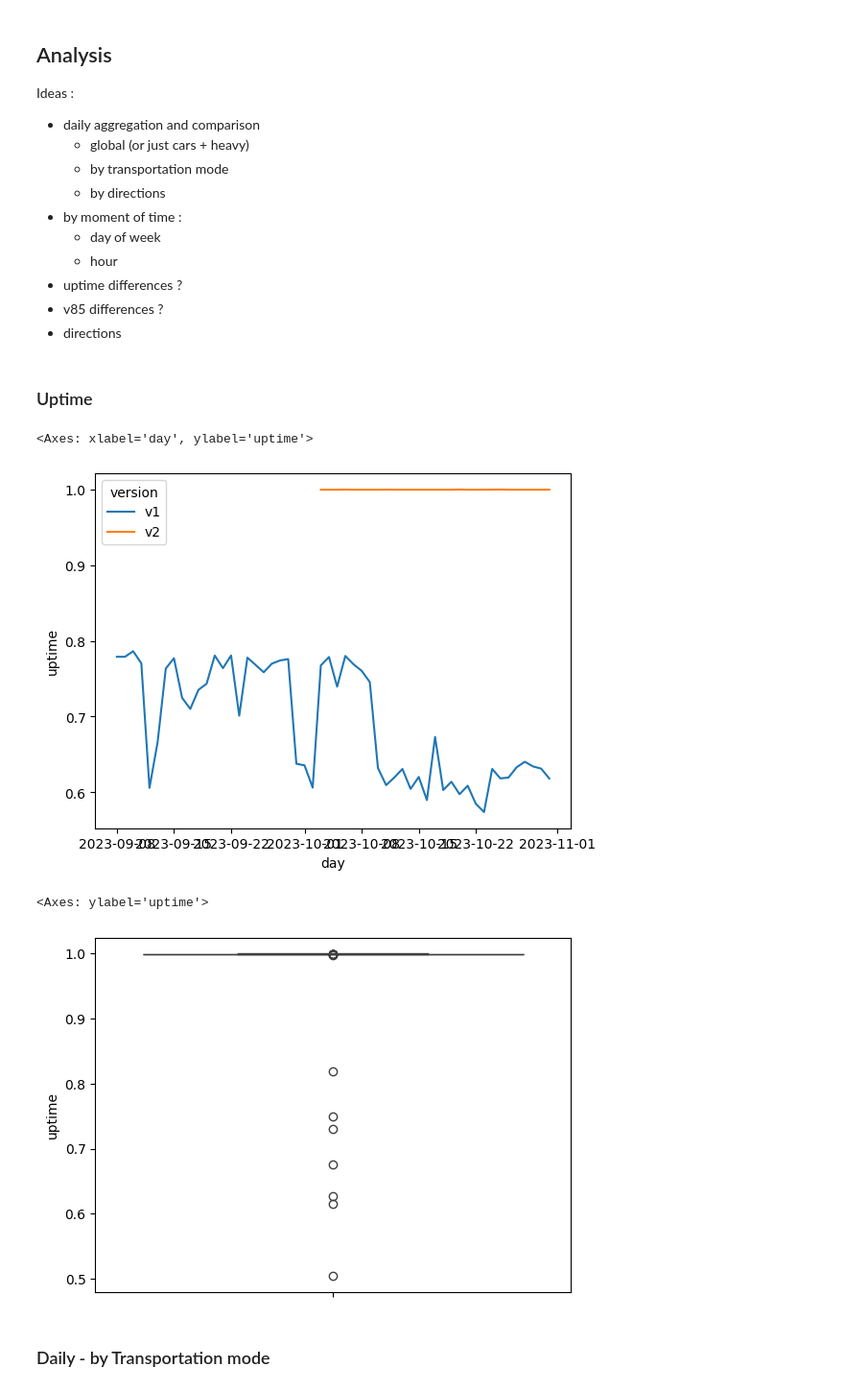
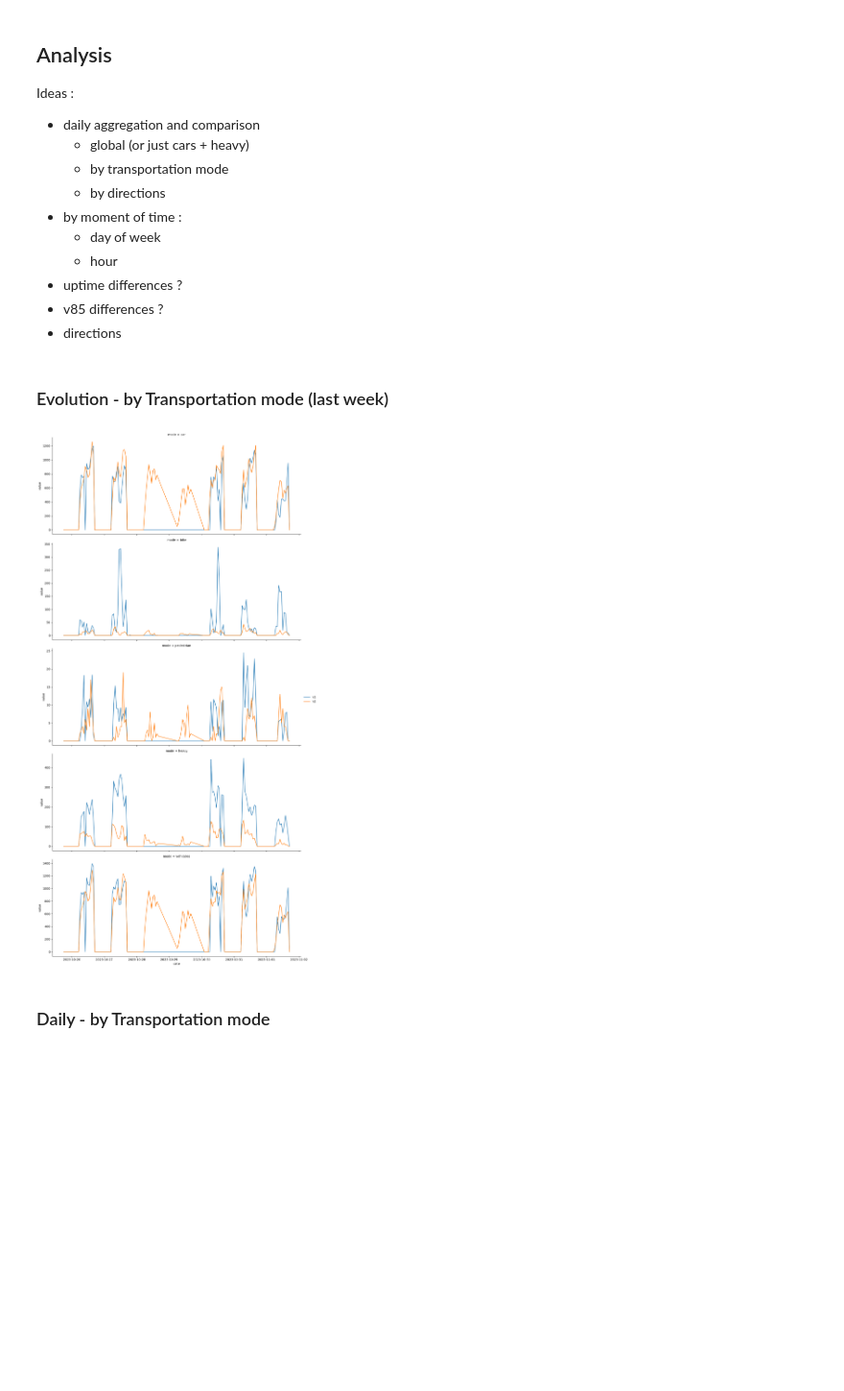
Before and after one commit to KetsiaGuichard/telraam-analysis, a Jupyter notebook: version_comparison.ipynb, the cells around one changed output. Shown at 96% size. Drawn from its saved outputs; the diff is of its cells as text; code cells hidden in the pictures; blank space fills up the shorter version.

```diff
--- a/version_comparison.ipynb
+++ b/version_comparison.ipynb
@@ -102,17 +131,18 @@ burel = burel.query('uptime > 0.5')
-# %% [markdown]
-### Uptime
-# %%
-id_var = ['day','version']
-median_uptime = burel.groupby(id_var)['uptime'].median().reset_index()
-sns.lineplot(median_uptime, x="day", y="uptime", hue="version", errorbar=None)
-# %% [output]
-<Axes: xlabel='day', ylabel='uptime'>
-[figure, removed]
-# %%
-sns.boxplot(burel.query("version == 'v2'")['uptime'])
-# %% [output]
-<Axes: ylabel='uptime'>
-[figure, removed]
+# %% [markdown]
+### Evolution - by Transportation mode (last week)
+# %%
+id_var = ['version','date']
+last_week = telraam_data[telraam_data['date']> np.datetime64(last_week_day)].copy()
+evolution = last_week.groupby(id_var, observed=False)[transportation_modes].sum().reset_index()
+evolution = pd.melt(evolution, id_vars=id_var, var_name="mode")
+# %%
+g = sns.FacetGrid(evolution, col="mode", sharey=False, col_wrap=1, height=5, aspect=2.5)
+g.map_dataframe(sns.lineplot, x='date', y='value', hue='version', errorbar=None)
+g.add_legend()
+ax = plt.gca()
+ax.xaxis.set_major_locator(daily_locator)
+# %% [output]
+[figure, added]
 # %% [markdown]
 ### Daily - by Transportation mode
 # %%
```
Also changed, not shown: parts of 32 cells of this notebook.
